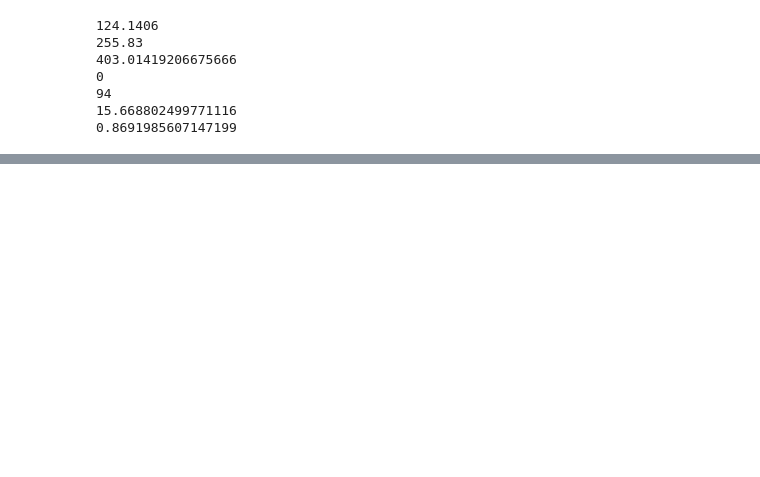
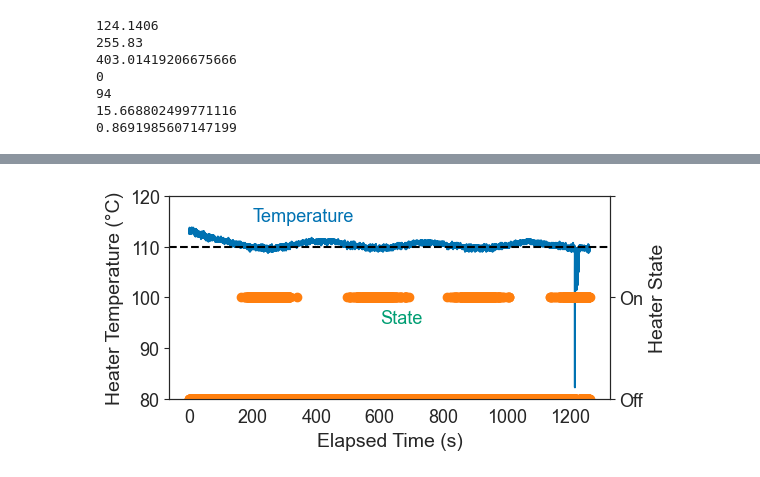
Before and after one commit to osuntp/ntp, a Jupyter notebook: Post/Post_NB/main.ipynb, the cells around one changed output, grey strips where cells are left out. Saved outputs shown, nothing was run; the diff lists cells and outputs as text; code cells hidden in the pictures; blank space fills up the shorter version.

```diff
--- a/Post/Post_NB/main.ipynb
+++ b/Post/Post_NB/main.ipynb
@@ -243,0 +283,25 @@ fig.savefig('Figures/mass_flow_vs_pressure.svg',format='svg')
+# %%
+f = 'C:/Users/noahr/Documents/OSU/Thesis/Data to process/2022_3_16_163717_trial_data_110C_test.csv'
+df = load_data_file(f)
+df = valve_percent(df)
+
+fig,ax = plt.subplots(figsize=(6,3),tight_layout=True)
+
+sns.lineplot(x='Elapsed Time',y='Heater Temperature',data=df)
+ax.yaxis.set_major_locator(ticker.MultipleLocator(10))
+ax.set_ylabel(f'Heater Temperature (\N{DEGREE SIGN}C)')
+ax.set_xlabel('Elapsed Time (s)')
+ax.set_ylim((80,120))
+plt.axhline(y=110,color='k',linestyle='--')
+ax.annotate('Temperature',(200,115),color='C0')
+
+ax2 = ax.twinx()
+plt.scatter(df['Elapsed Time'],df['Heater State'],c='#ff7f0e')
+ax2.set_ylim((0,2))
+ax2.set_ylabel('Heater State')
+ax2.set_yticks([0,1,2])
+ax2.set_yticklabels(['Off','On',''])
+ax2.annotate('State',(600,0.75),color='C1')
+plt.savefig('Figures/heater_controller.svg',format='svg')
+# %% [output]
+[figure, added]
```
Also changed, not shown: parts of 11 cells of this notebook, 41 other files.
